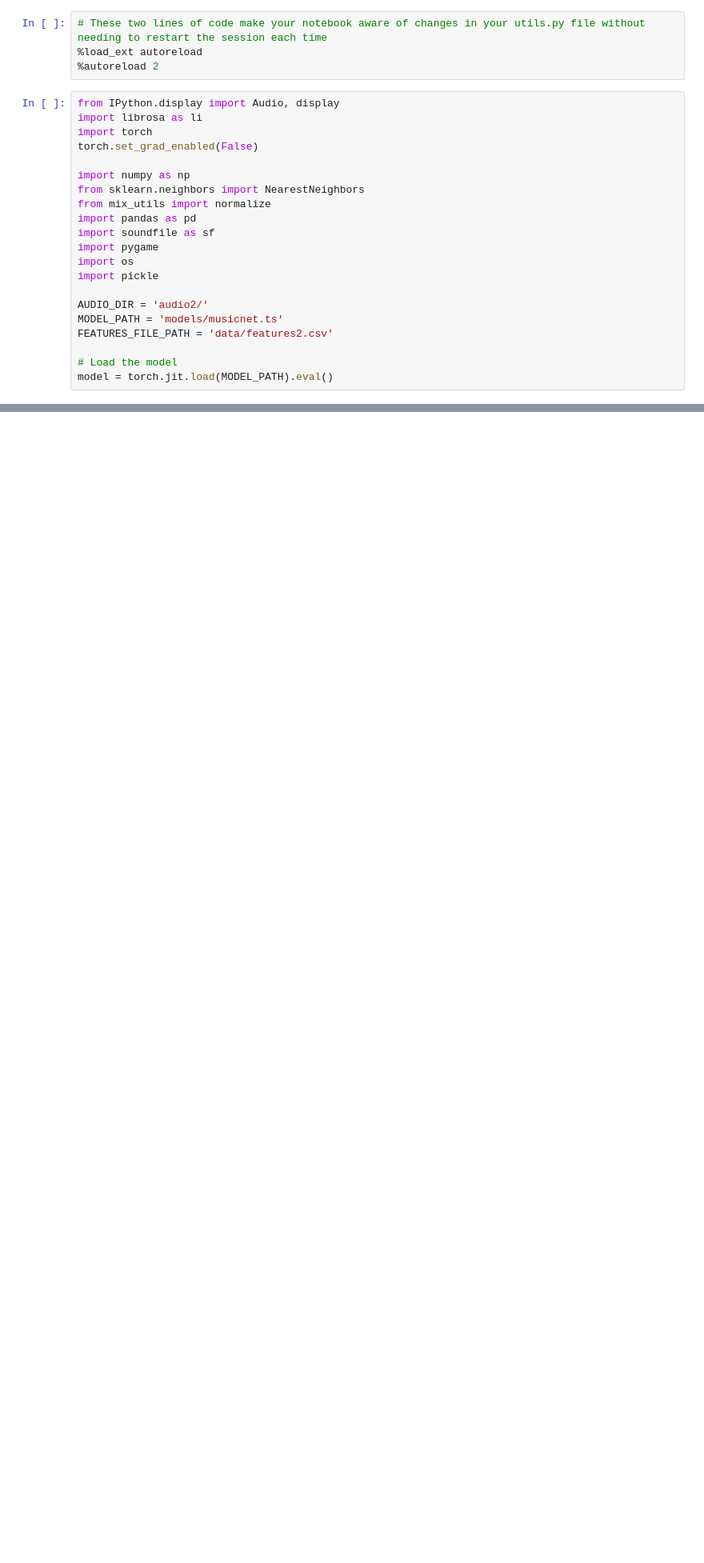
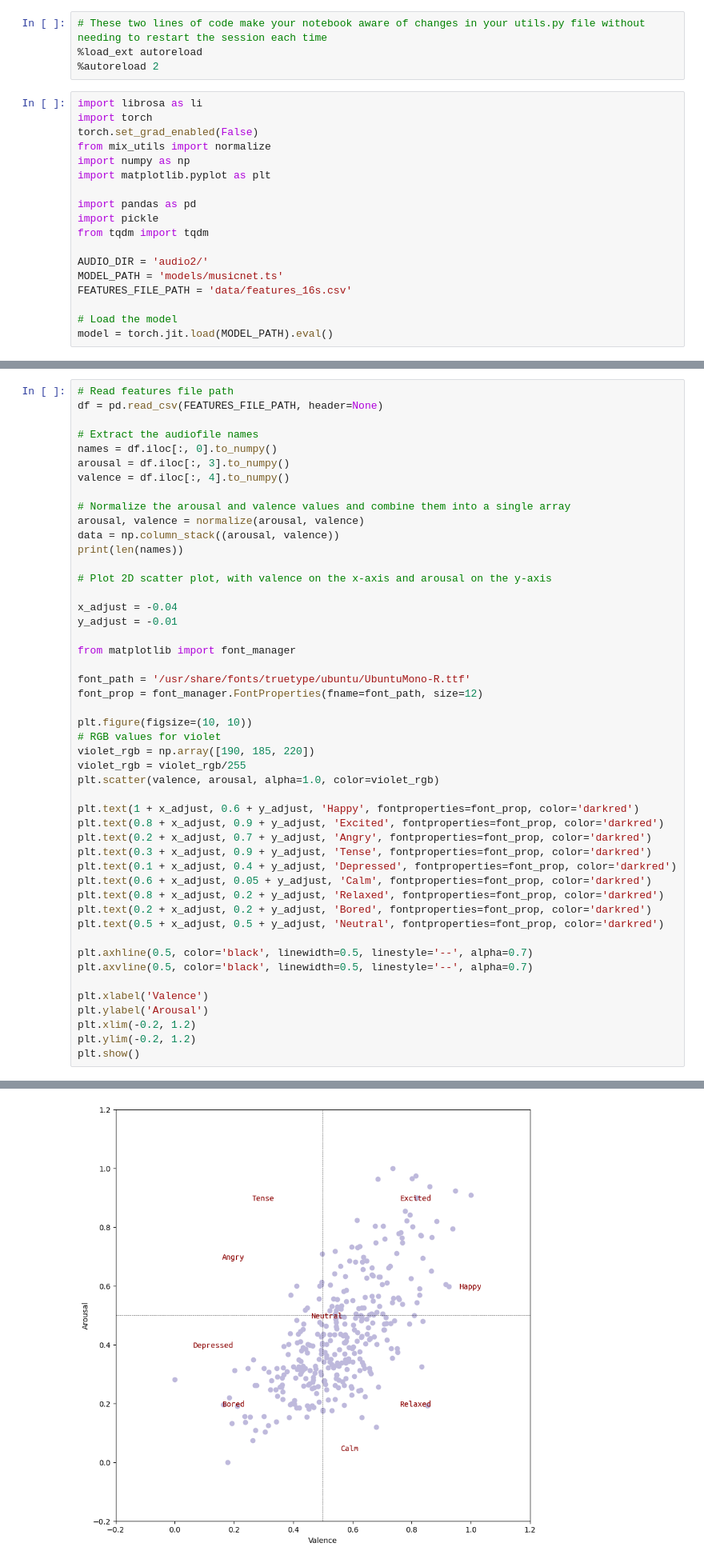
Before and after one commit to root2pk/EmoShift, a Jupyter notebook: precompute.ipynb, the cells around one changed output, grey strips where cells are left out. Shown: that part at 80% size. Drawn from its saved outputs; the diff is of its cells as text; blank space fills up the shorter version.

```diff
--- a/precompute.ipynb
+++ b/precompute.ipynb
@@ -3,23 +3,20 @@
 %load_ext autoreload
 %autoreload 2
 # %%
-from IPython.display import Audio, display
 import librosa as li
 import torch
 torch.set_grad_enabled(False)
+from mix_utils import normalize
+import numpy as np
+import matplotlib.pyplot as plt
 
-import numpy as np
-from sklearn.neighbors import NearestNeighbors
-from mix_utils import normalize
 import pandas as pd
-import soundfile as sf
-import pygame
-import os
 import pickle
+from tqdm import tqdm
 
 AUDIO_DIR = 'audio2/'
 MODEL_PATH = 'models/musicnet.ts'
-FEATURES_FILE_PATH = 'data/features2.csv'
+FEATURES_FILE_PATH = 'data/features_16s.csv'
 
 # Load the model
 model = torch.jit.load(MODEL_PATH).eval()
@@ -34,0 +31,49 @@ names = df.iloc[:, 0].to_numpy()
+# %%
+# Read features file path
+df = pd.read_csv(FEATURES_FILE_PATH, header=None)
+
+# Extract the audiofile names
+names = df.iloc[:, 0].to_numpy()
+arousal = df.iloc[:, 3].to_numpy()
+valence = df.iloc[:, 4].to_numpy()
+
+# Normalize the arousal and valence values and combine them into a single array
+arousal, valence = normalize(arousal, valence)
+data = np.column_stack((arousal, valence))
+print(len(names))
+
+# Plot 2D scatter plot, with valence on the x-axis and arousal on the y-axis
+
+x_adjust = -0.04
+y_adjust = -0.01
+
+from matplotlib import font_manager
+
+font_path = '/usr/share/fonts/truetype/ubuntu/UbuntuMono-R.ttf'
+font_prop = font_manager.FontProperties(fname=font_path, size=12)
+
+plt.figure(figsize=(10, 10))
+# RGB values for violet
+violet_rgb = np.array([190, 185, 220])
+violet_rgb = violet_rgb/255
+plt.scatter(valence, arousal, alpha=1.0, color=violet_rgb)
+
+plt.text(1 + x_adjust, 0.6 + y_adjust, 'Happy', fontproperties=font_prop, color='darkred')
+plt.text(0.8 + x_adjust, 0.9 + y_adjust, 'Excited', fontproperties=font_prop, color='darkred')
+plt.text(0.2 + x_adjust, 0.7 + y_adjust, 'Angry', fontproperties=font_prop, color='darkred')
+plt.text(0.3 + x_adjust, 0.9 + y_adjust, 'Tense', fontproperties=font_prop, color='darkred')
+plt.text(0.1 + x_adjust, 0.4 + y_adjust, 'Depressed', fontproperties=font_prop, color='darkred')
+plt.text(0.6 + x_adjust, 0.05 + y_adjust, 'Calm', fontproperties=font_prop, color='darkred')
+plt.text(0.8 + x_adjust, 0.2 + y_adjust, 'Relaxed', fontproperties=font_prop, color='darkred')
+plt.text(0.2 + x_adjust, 0.2 + y_adjust, 'Bored', fontproperties=font_prop, color='darkred')
+plt.text(0.5 + x_adjust, 0.5 + y_adjust, 'Neutral', fontproperties=font_prop, color='darkred')
+
+plt.axhline(0.5, color='black', linewidth=0.5, linestyle='--', alpha=0.7)
+plt.axvline(0.5, color='black', linewidth=0.5, linestyle='--', alpha=0.7)
+
+plt.xlabel('Valence')
+plt.ylabel('Arousal')
+plt.xlim(-0.2, 1.2)
+plt.ylim(-0.2, 1.2)
+plt.show()
+# %% [output]
@@ -35,2 +81,3 @@ names = df.iloc[:, 0].to_numpy()
+[figure, added]
 # %%
 encodings = []
```
Also changed, not shown: parts of 5 cells of this notebook, 5 other files.
